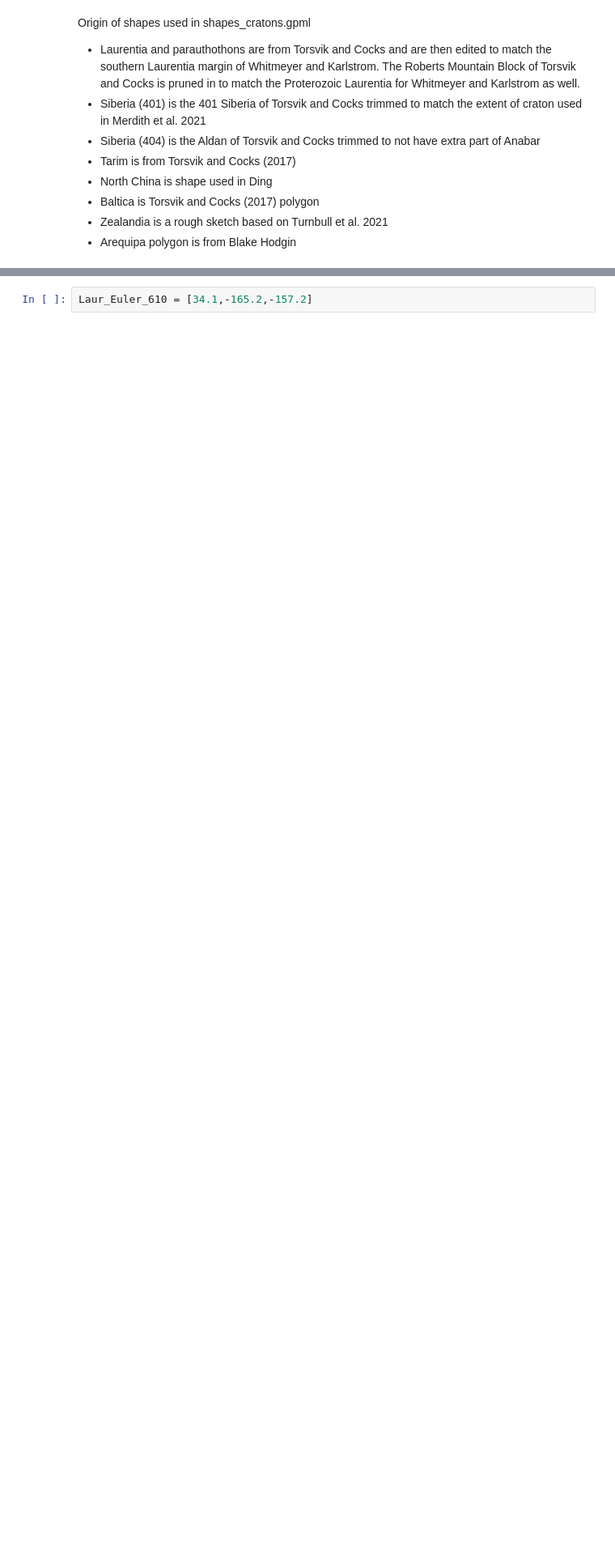
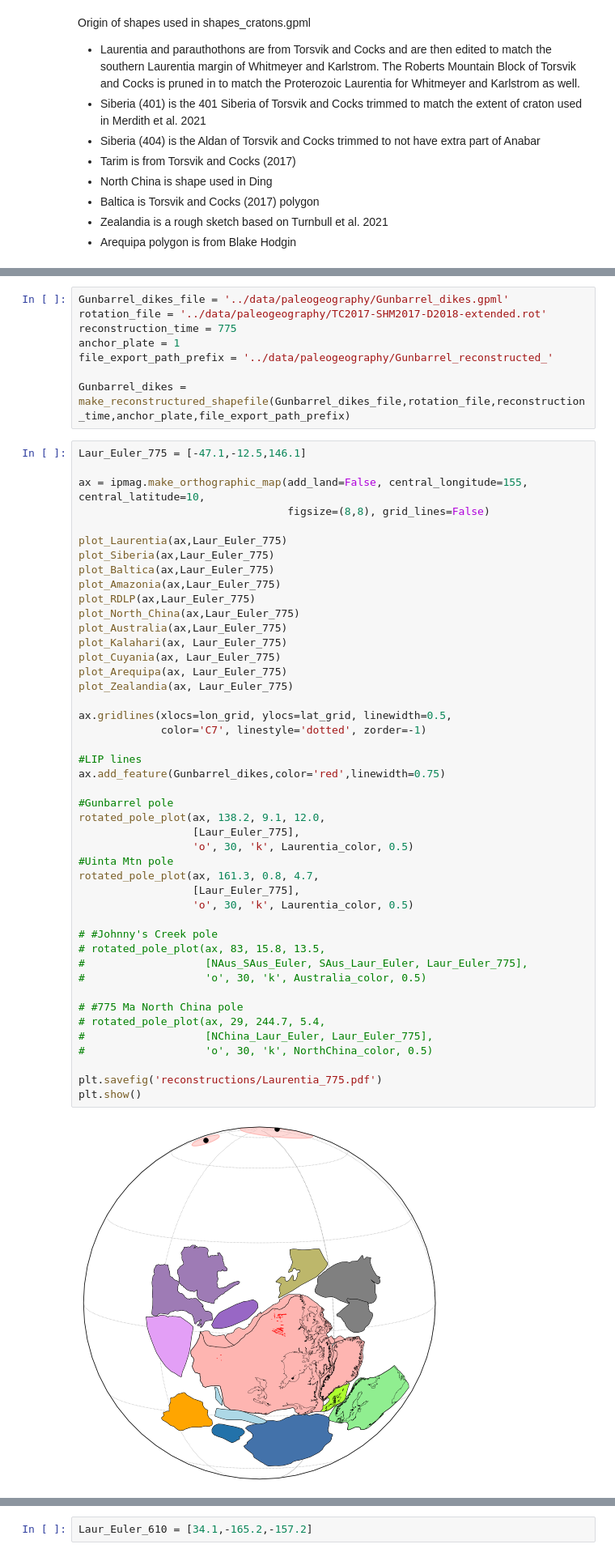
Before and after one commit to Swanson-Hysell/Mesoproterozoic_Turning_Point, a Jupyter notebook: code/paleogeography.ipynb, the cells around one changed output, grey strips where cells are left out. Shown at 81% size. Saved outputs shown, nothing was run; the diff lists cells and outputs as text; blank space fills up the shorter version.

```diff
--- a/code/paleogeography.ipynb
+++ b/code/paleogeography.ipynb
@@ -273,0 +231,55 @@ plt.show()
+# %%
+Gunbarrel_dikes_file = '../data/paleogeography/Gunbarrel_dikes.gpml'
+rotation_file = '../data/paleogeography/TC2017-SHM2017-D2018-extended.rot'
+reconstruction_time = 775
+anchor_plate = 1
+file_export_path_prefix = '../data/paleogeography/Gunbarrel_reconstructed_'
+
+Gunbarrel_dikes = make_reconstructured_shapefile(Gunbarrel_dikes_file,rotation_file,reconstruction_time,anchor_plate,file_export_path_prefix)
+# %%
+Laur_Euler_775 = [-47.1,-12.5,146.1]
+
+ax = ipmag.make_orthographic_map(add_land=False, central_longitude=155, central_latitude=10,
+                                 figsize=(8,8), grid_lines=False)
+
+plot_Laurentia(ax,Laur_Euler_775)
+plot_Siberia(ax,Laur_Euler_775)
+plot_Baltica(ax,Laur_Euler_775)
+plot_Amazonia(ax,Laur_Euler_775)
+plot_RDLP(ax,Laur_Euler_775)
+plot_North_China(ax,Laur_Euler_775)
+plot_Australia(ax,Laur_Euler_775)
+plot_Kalahari(ax, Laur_Euler_775)
+plot_Cuyania(ax, Laur_Euler_775)
+plot_Arequipa(ax, Laur_Euler_775)
+plot_Zealandia(ax, Laur_Euler_775)
+
+ax.gridlines(xlocs=lon_grid, ylocs=lat_grid, linewidth=0.5,
+             color='C7', linestyle='dotted', zorder=-1)
+
+#LIP lines
+ax.add_feature(Gunbarrel_dikes,color='red',linewidth=0.75)
+
+#Gunbarrel pole
+rotated_pole_plot(ax, 138.2, 9.1, 12.0,
+                  [Laur_Euler_775],
+                  'o', 30, 'k', Laurentia_color, 0.5)
+#Uinta Mtn pole
+rotated_pole_plot(ax, 161.3, 0.8, 4.7,
+                  [Laur_Euler_775],
+                  'o', 30, 'k', Laurentia_color, 0.5)
+
+# #Johnny's Creek pole
+# rotated_pole_plot(ax, 83, 15.8, 13.5,
+#                   [NAus_SAus_Euler, SAus_Laur_Euler, Laur_Euler_775],
+#                   'o', 30, 'k', Australia_color, 0.5)
+
+# #775 Ma North China pole
+# rotated_pole_plot(ax, 29, 244.7, 5.4,
+#                   [NChina_Laur_Euler, Laur_Euler_775],
+#                   'o', 30, 'k', NorthChina_color, 0.5)
+
+plt.savefig('reconstructions/Laurentia_775.pdf')
+plt.show()
+# %% [output]
+[figure, added]
```
Also changed, not shown: parts of 30 cells of this notebook, 7 other files.
